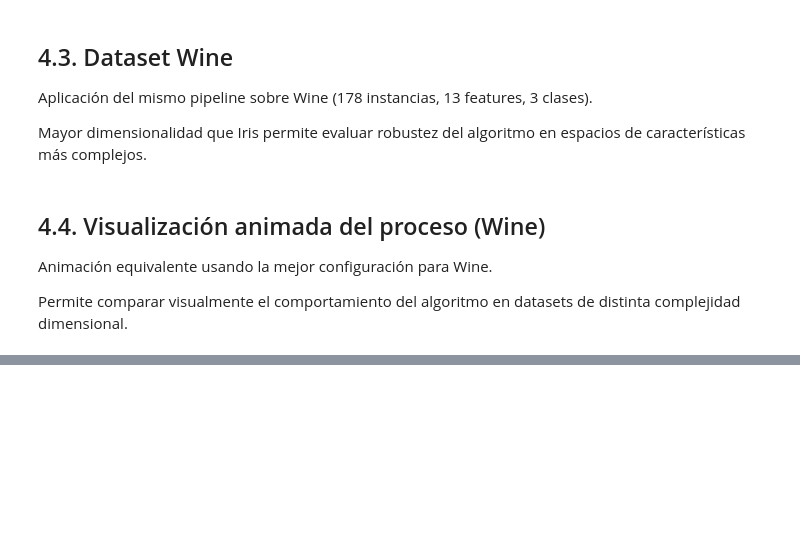
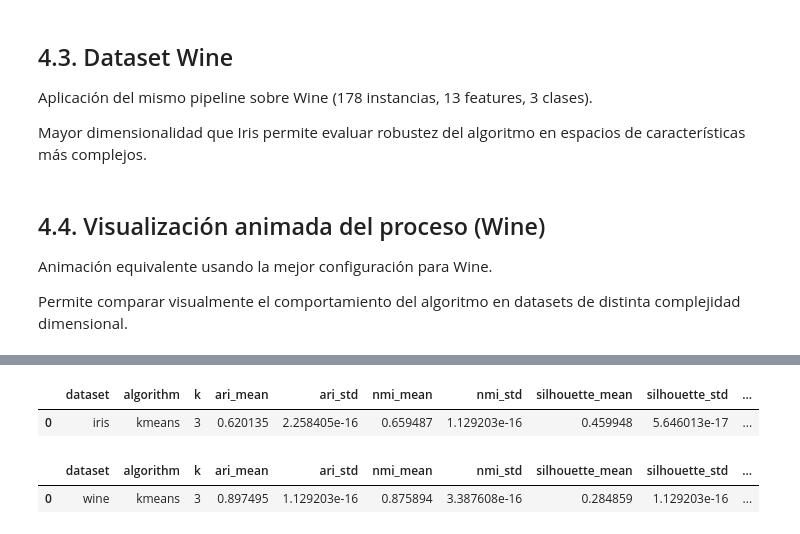
Before and after one commit to Esk1z0/multiagents_opsonization_inspired_clustering, a Jupyter notebook: opsonization.ipynb, the cells around one changed output, grey strips where cells are left out. Cells and saved outputs as stored; diff of their text form; code cells hidden in the pictures; blank space fills up the shorter version.

```diff
--- a/opsonization.ipynb
+++ b/opsonization.ipynb
@@ -1149,0 +1204,32 @@ compare_configs_online(X, y_true, top3, seed=0, record_every=5)
+# %%
+iris = load_iris()
+
+df_kmeans_iris = eval_kmeans_summary(
+    iris.data,
+    iris.target,
+    k=3,
+    seeds=range(30),
+    dataset_name="iris",
+)
+
+display(df_kmeans_iris)
+df_kmeans_iris.to_csv("kmeans_iris_summary.csv", index=False)
+# %% [output]
+|  | dataset | algorithm | k | ari_mean | ari_std | nmi_mean | nmi_std | silhouette_mean | silhouette_std | ... |
+| 0 | iris | kmeans | 3 | 0.620135 | 2.258405e-16 | 0.659487 | 1.129203e-16 | 0.459948 | 5.646013e-17 | ... |
+# %%
+wine = load_wine()
+
+df_kmeans_wine = eval_kmeans_summary(
+    wine.data,
+    wine.target,
+    k=3,
+    seeds=range(30),
+    dataset_name="wine",
+)
+
+display(df_kmeans_wine)
+df_kmeans_wine.to_csv("kmeans_wine_summary.csv", index=False)
+# %% [output]
+|  | dataset | algorithm | k | ari_mean | ari_std | nmi_mean | nmi_std | silhouette_mean | silhouette_std | ... |
+| 0 | wine | kmeans | 3 | 0.897495 | 1.129203e-16 | 0.875894 | 3.387608e-16 | 0.284859 | 1.129203e-16 | ... |
```
Also changed, not shown: parts of 5 cells of this notebook, 2 other files.
